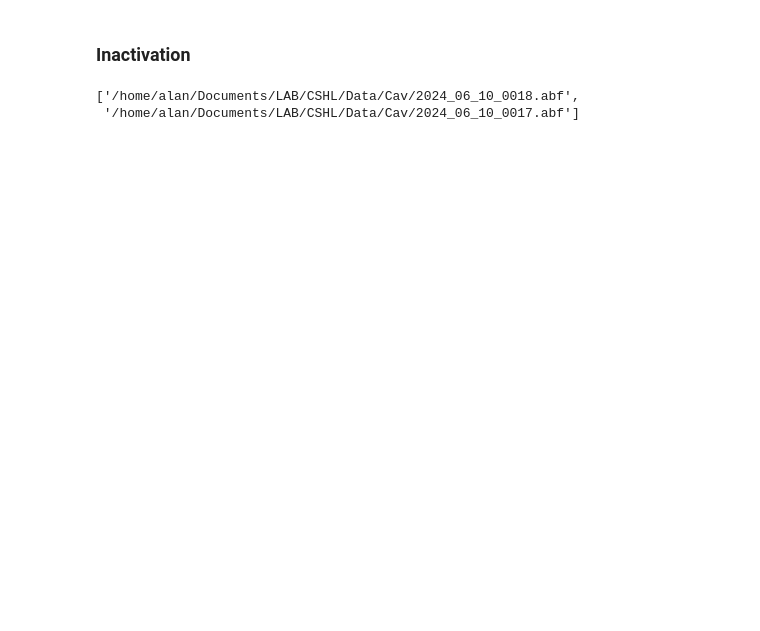
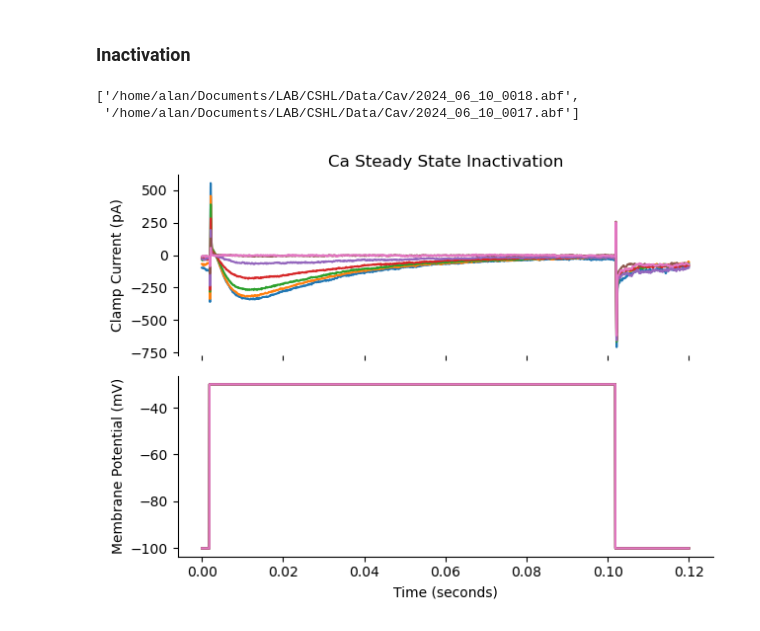
Before and after one commit to afmontarras/CSHL, a Jupyter notebook: Cav.ipynb, the cells around one changed output. Drawn from its saved outputs; the diff is of its cells as text; code cells hidden in the pictures; blank space fills up the shorter version.

```diff
--- a/Cav.ipynb
+++ b/Cav.ipynb
@@ -120,3 +120,8 @@ Inac_files
 # %% [output]
 ['/home/alan/Documents/LAB/CSHL/Data/Cav/2024_06_10_0018.abf',
  '/home/alan/Documents/LAB/CSHL/Data/Cav/2024_06_10_0017.abf']
+# %%
+f = Inac_files[1]
+plot_swps(f)
+# %% [output]
+[figure, added]
```
Also changed, not shown: parts of 1 cell of this notebook.
